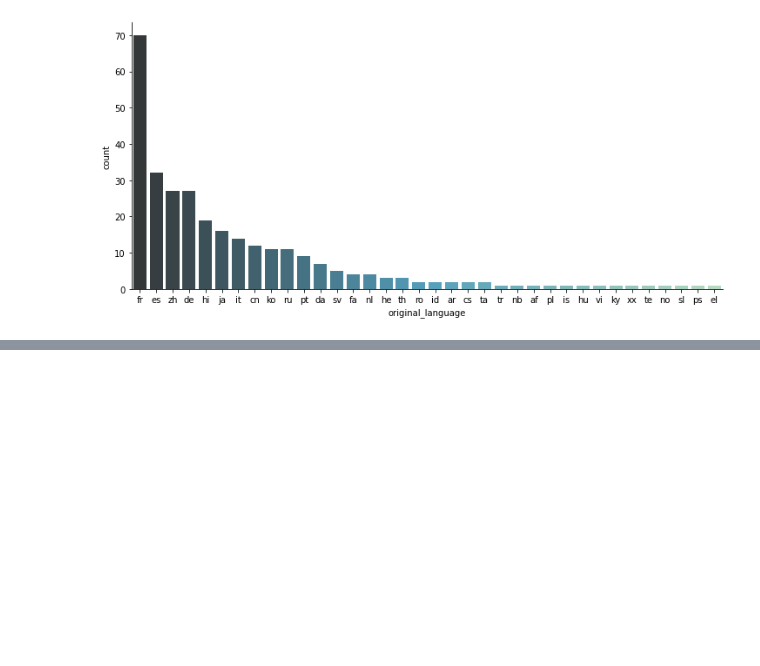
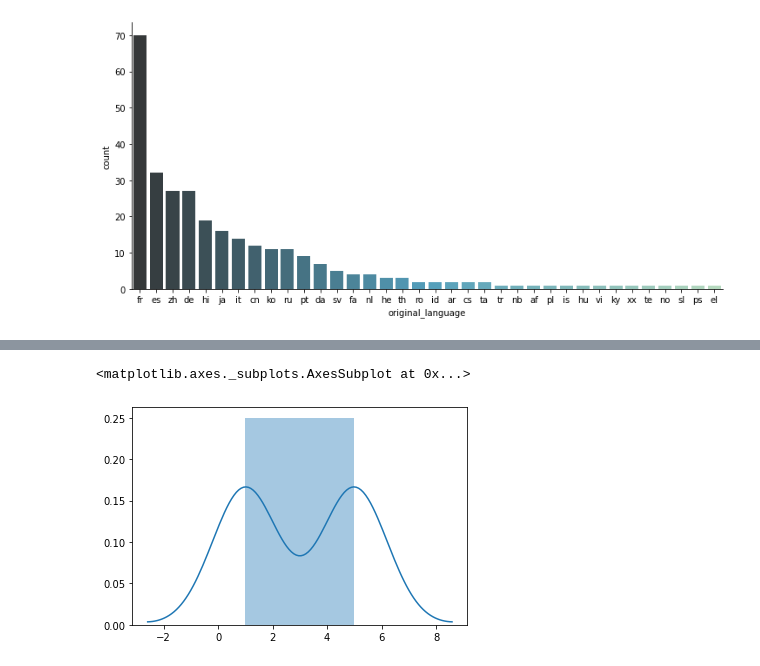
Before and after one commit to LucasFreitas98/Data-Science, a Jupyter notebook: data_visualization_DataScience_Alura.ipynb, the cells around one changed output, grey strips where cells are left out. Drawn from its saved outputs; the diff is of its cells as text; code cells hidden in the pictures; blank space fills up the shorter version.

```diff
--- a/data_visualization_DataScience_Alura.ipynb
+++ b/data_visualization_DataScience_Alura.ipynb
@@ -245,0 +335,5 @@ sns.catplot(x = "original_language", kind="count",
+# %%
+sns.distplot(filme2)
+# %% [output]
+<matplotlib.axes._subplots.AxesSubplot at 0x...>
+[figure, added]
```
Also changed, not shown: parts of 24 cells of this notebook.
